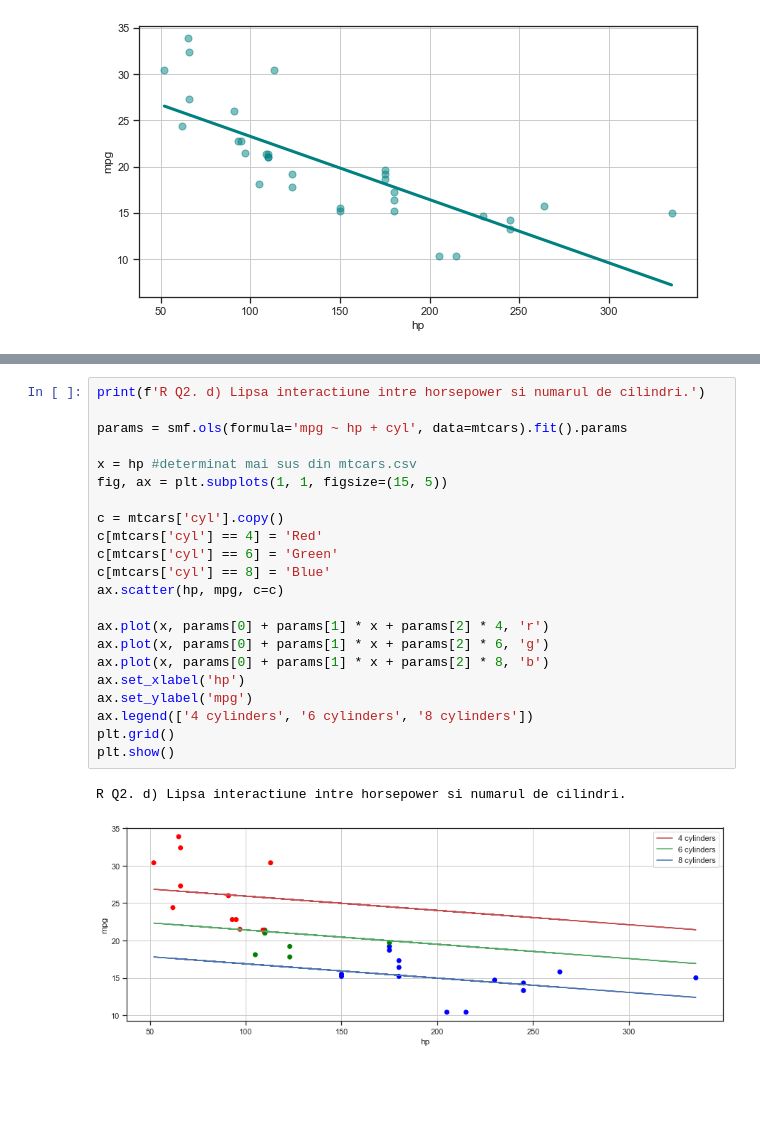
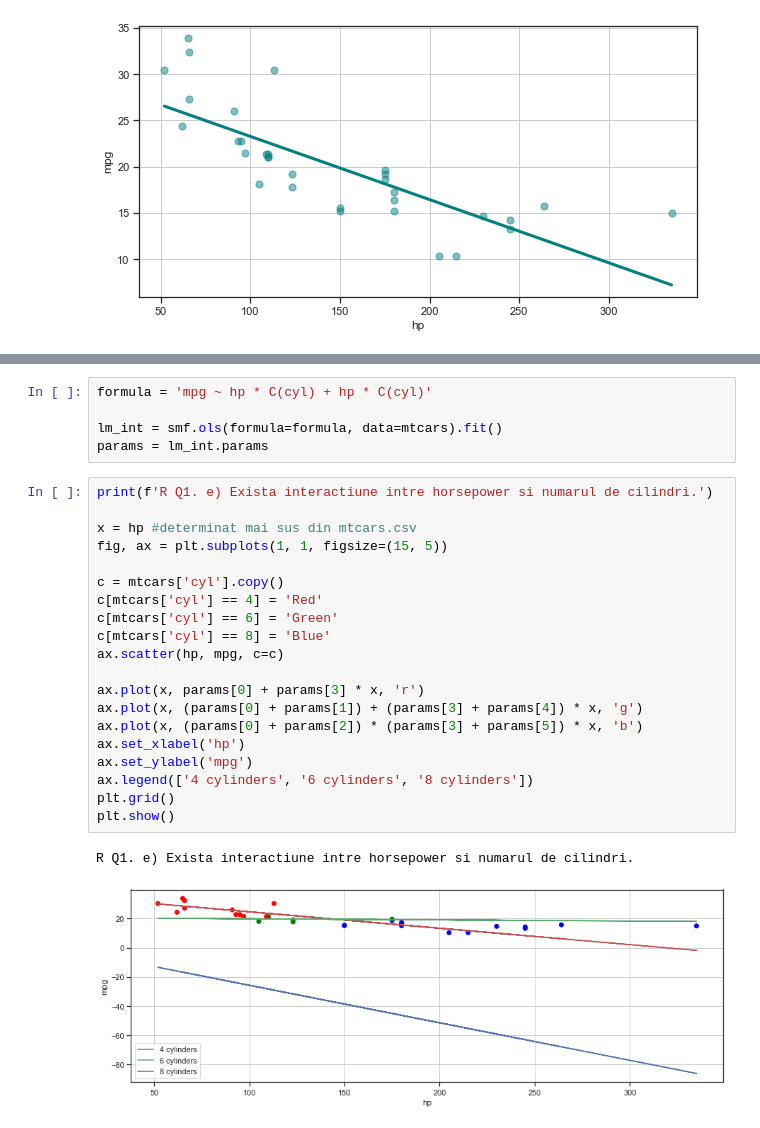
Before and after one commit to a3drian/isml, a Jupyter notebook: Lab9/cap8-Manghiuc_Teodor-Adrian-382.ipynb, the cells around one changed output, grey strips where cells are left out. Drawn from its saved outputs; the diff is of its cells as text; blank space fills up the shorter version.

```diff
--- a/Lab9/cap8-Manghiuc_Teodor-Adrian-382.ipynb
+++ b/Lab9/cap8-Manghiuc_Teodor-Adrian-382.ipynb
@@ -352,25 +549,28 @@ R Q2. c) Scatter plot "mpg" in functie de horsepower.
+# %%
+formula = 'mpg ~ hp * C(cyl) + hp * C(cyl)'
+
+lm_int = smf.ols(formula=formula, data=mtcars).fit()
+params = lm_int.params
 # %%
-print(f'R Q2. d) Lipsa interactiune intre horsepower si numarul de cilindri.')
-
-params = smf.ols(formula='mpg ~ hp + cyl', data=mtcars).fit().params
+print(f'R Q1. e) Exista interactiune intre horsepower si numarul de cilindri.')
 
 x = hp #determinat mai sus din mtcars.csv
 fig, ax = plt.subplots(1, 1, figsize=(15, 5))
 
 c = mtcars['cyl'].copy()
 c[mtcars['cyl'] == 4] = 'Red'
 c[mtcars['cyl'] == 6] = 'Green'
 c[mtcars['cyl'] == 8] = 'Blue'
 ax.scatter(hp, mpg, c=c)
 
-ax.plot(x, params[0] + params[1] * x + params[2] * 4, 'r')
-ax.plot(x, params[0] + params[1] * x + params[2] * 6, 'g')
-ax.plot(x, params[0] + params[1] * x + params[2] * 8, 'b')
+ax.plot(x, params[0] + params[3] * x, 'r')
+ax.plot(x, (params[0] + params[1]) + (params[3] + params[4]) * x, 'g')
+ax.plot(x, (params[0] + params[2]) * (params[3] + params[5]) * x, 'b')
 ax.set_xlabel('hp')
 ax.set_ylabel('mpg')
 ax.legend(['4 cylinders', '6 cylinders', '8 cylinders'])
 plt.grid()
 plt.show()
 # %% [output]
-R Q2. d) Lipsa interactiune intre horsepower si numarul de cilindri.
+R Q1. e) Exista interactiune intre horsepower si numarul de cilindri.
-[figure, old version]
+[figure, new version]
```
Also changed, not shown: parts of 24 cells of this notebook, 5 other files.
